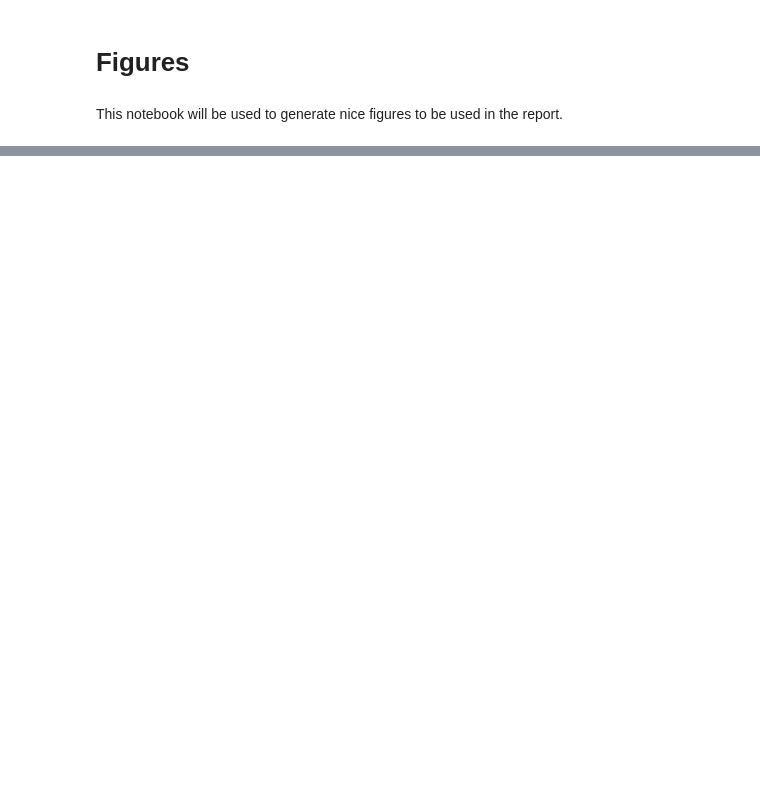
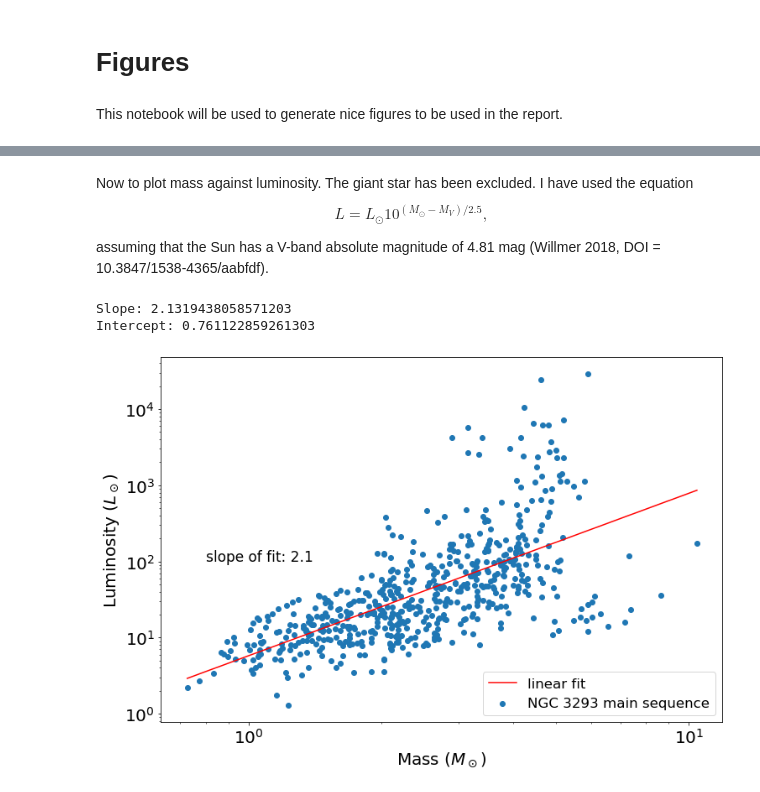
Before and after one commit to cedliang/ASP3231-Project-NGC-3293-, a Jupyter notebook: src/figures/figures.ipynb, the cells around one changed output, grey strips where cells are left out. Cells and saved outputs as stored; diff of their text form; code cells hidden in the pictures; blank space fills up the shorter version.

```diff
--- a/src/figures/figures.ipynb
+++ b/src/figures/figures.ipynb
@@ -152,0 +225,47 @@ plt.show()
+# %%
+# from masses.ipynb notebook
+for d in bvs:
+    d['massratio'] = t2mratio(d['temp'])
+
+# remove invalid elements which were out of the range of fit
+bvs = [bv for bv in bvs if bv['massratio']]
+# %%
+# from masses.ipynb notebook
+masslist = [star['massratio'] for star in bvs]
+# %% [markdown]
+Now to plot mass against luminosity. The giant star has been excluded. I have used the equation
+$$L = L_\odot 10^{(M_\odot-M_V)/2.5},$$
+
+assuming that the Sun has a V-band absolute magnitude of 4.81 mag (Willmer 2018, DOI = 10.3847/1538-4365/aabfdf).
+# %%
+giant_idx = np.argmin(masslist)
+masslist_no_giant = masslist[:giant_idx] + masslist[giant_idx+1:]
+Mv_filtered_no_giant = np.concatenate((Mv_filtered[:giant_idx], Mv_filtered[giant_idx+1:]))
+L = 10**((4.81-Mv_filtered_no_giant)/2.5)
+
+
+m,c =np.polyfit(np.log10(masslist_no_giant),np.log10(L),1)
+x = np.linspace(min(masslist_no_giant),max(masslist_no_giant),10)
+y = 10**c*x**m
+
+print('Slope:', m)
+print('Intercept:',c)
+slope_text = 'slope of fit: %.1f' % m
+
+
+fig,ax = plt.subplots(figsize = (12,8))
+plt.rcParams.update({'font.size':20})
+plt.scatter(masslist_no_giant,L,label='NGC 3293 main sequence')
+plt.plot(x,y,color='red',label='linear fit')
+plt.xlabel('Mass ($M_\odot$)')
+plt.ylabel('Luminosity ($L_\odot$)')
+plt.legend(fontsize='small',loc='lower right')
+plt.text(x=0.8,y=100,s=slope_text,fontdict={'fontsize':17})
+plt.xscale('log')
+plt.yscale('log')
+plt.savefig('mass_luminosity_relation.pdf')
+plt.show()
+# %% [output]
+Slope: 2.1319438058571203
+Intercept: 0.761122859261303
+[figure, added]
```
Also changed, not shown: parts of 20 cells of this notebook, 4 other files.
